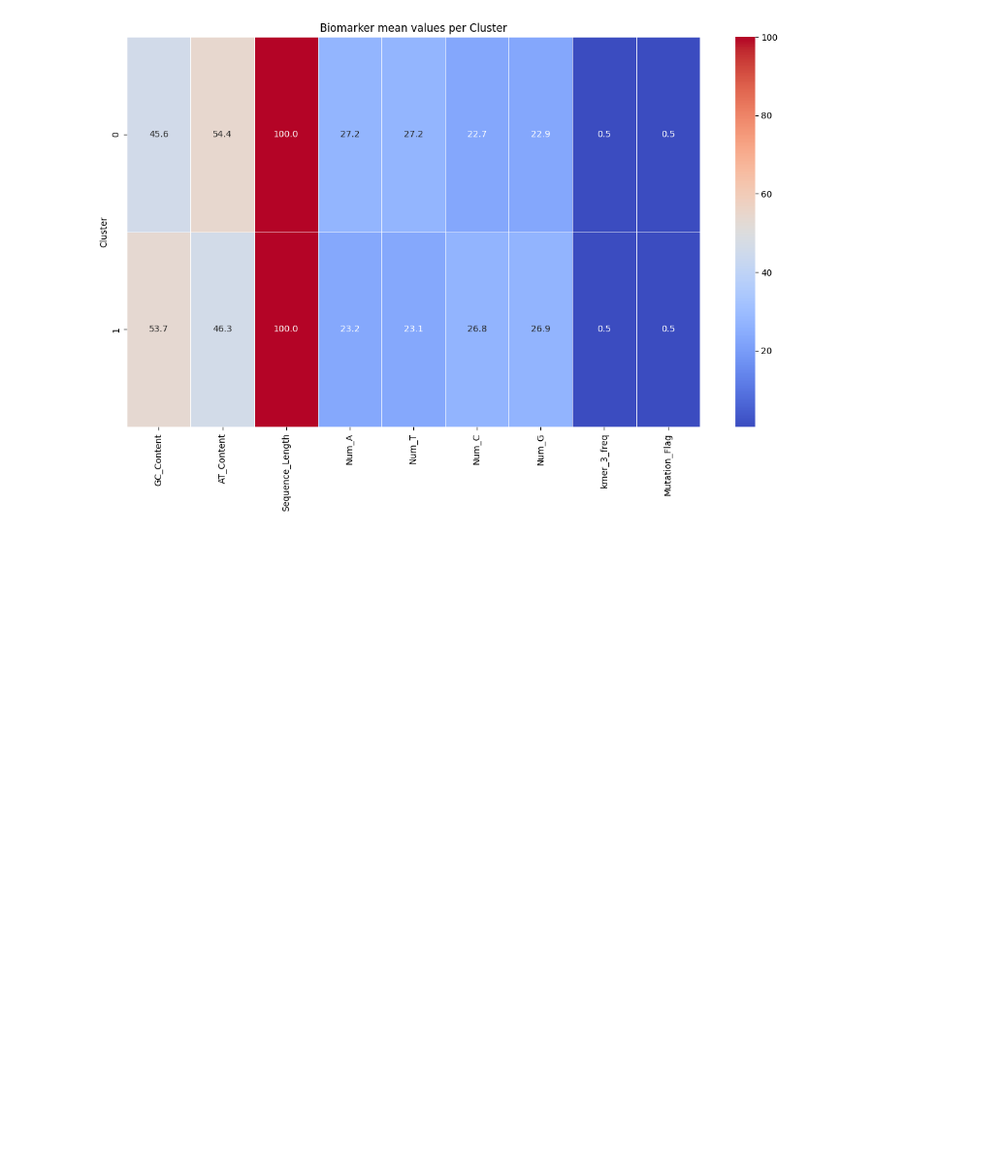
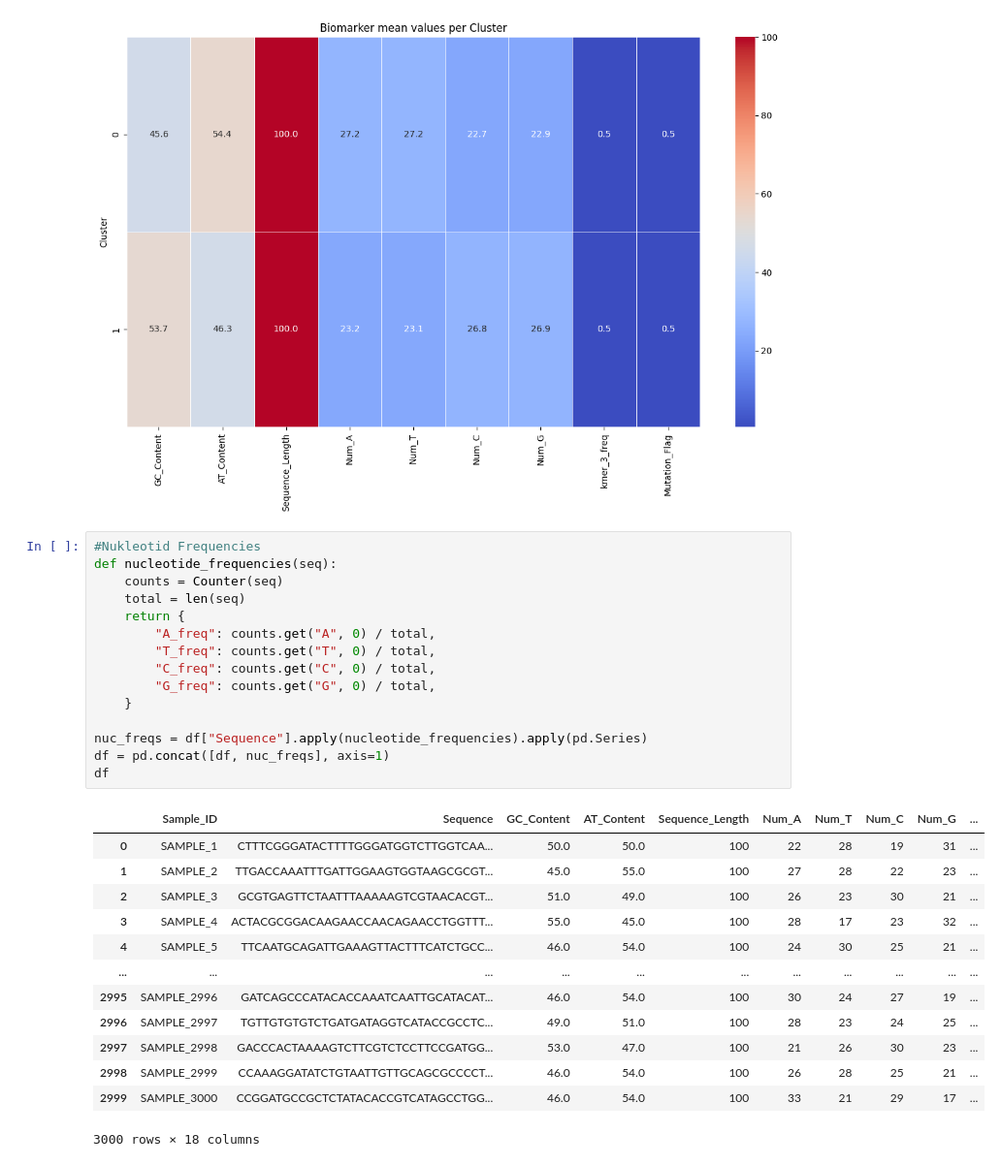
Before and after one commit to YamenNahhas/my-data-project, a Jupyter notebook: notebooks/DNA classification/DNA_data.ipynb, the cells around one changed output. Shown at 97% size. Cells and saved outputs as stored; diff of their text form; blank space fills up the shorter version.

```diff
--- a/notebooks/DNA classification/DNA_data.ipynb
+++ b/notebooks/DNA classification/DNA_data.ipynb
@@ -282,3 +286,32 @@ plt.ylabel("Cluster")
 plt.tight_layout()
 # %% [output]
 [figure]
+# %%
+#Nukleotid Frequencies
+def nucleotide_frequencies(seq):
+    counts = Counter(seq)
+    total = len(seq)
+    return {
+        "A_freq": counts.get("A", 0) / total,
+        "T_freq": counts.get("T", 0) / total,
+        "C_freq": counts.get("C", 0) / total,
+        "G_freq": counts.get("G", 0) / total,
+    }
+
+nuc_freqs = df["Sequence"].apply(nucleotide_frequencies).apply(pd.Series)
+df = pd.concat([df, nuc_freqs], axis=1)
+df
+# %% [output]
+|  | Sample_ID | Sequence | GC_Content | AT_Content | Sequence_Length | Num_A | Num_T | Num_C | Num_G | ... |
+| 0 | SAMPLE_1 | CTTTCGGGATACTTTTGGGATGGTCTTGGTCAA... | 50.0 | 50.0 | 100 | 22 | 28 | 19 | 31 | ... |
+| 1 | SAMPLE_2 | TTGACCAAATTTGATTGGAAGTGGTAAGCGCGT... | 45.0 | 55.0 | 100 | 27 | 28 | 22 | 23 | ... |
+| 2 | SAMPLE_3 | GCGTGAGTTCTAATTTAAAAAGTCGTAACACGT... | 51.0 | 49.0 | 100 | 26 | 23 | 30 | 21 | ... |
+| 3 | SAMPLE_4 | ACTACGCGGACAAGAACCAACAGAACCTGGTTT... | 55.0 | 45.0 | 100 | 28 | 17 | 23 | 32 | ... |
+| 4 | SAMPLE_5 | TTCAATGCAGATTGAAAGTTACTTTCATCTGCC... | 46.0 | 54.0 | 100 | 24 | 30 | 25 | 21 | ... |
+| ... | ... | ... | ... | ... | ... | ... | ... | ... | ... | ... |
+| 2995 | SAMPLE_2996 | GATCAGCCCATACACCAAATCAATTGCATACAT... | 46.0 | 54.0 | 100 | 30 | 24 | 27 | 19 | ... |
+| 2996 | SAMPLE_2997 | TGTTGTGTGTCTGATGATAGGTCATACCGCCTC... | 49.0 | 51.0 | 100 | 28 | 23 | 24 | 25 | ... |
+| 2997 | SAMPLE_2998 | GACCCACTAAAAGTCTTCGTCTCCTTCCGATGG... | 53.0 | 47.0 | 100 | 21 | 26 | 30 | 23 | ... |
+| 2998 | SAMPLE_2999 | CCAAAGGATATCTGTAATTGTTGCAGCGCCCCT... | 46.0 | 54.0 | 100 | 26 | 28 | 25 | 21 | ... |
+| 2999 | SAMPLE_3000 | CCGGATGCCGCTCTATACACCGTCATAGCCTGG... | 46.0 | 54.0 | 100 | 33 | 21 | 29 | 17 | ... |
+3000 rows × 18 columns
```
Also changed, not shown: parts of 10 cells of this notebook.
